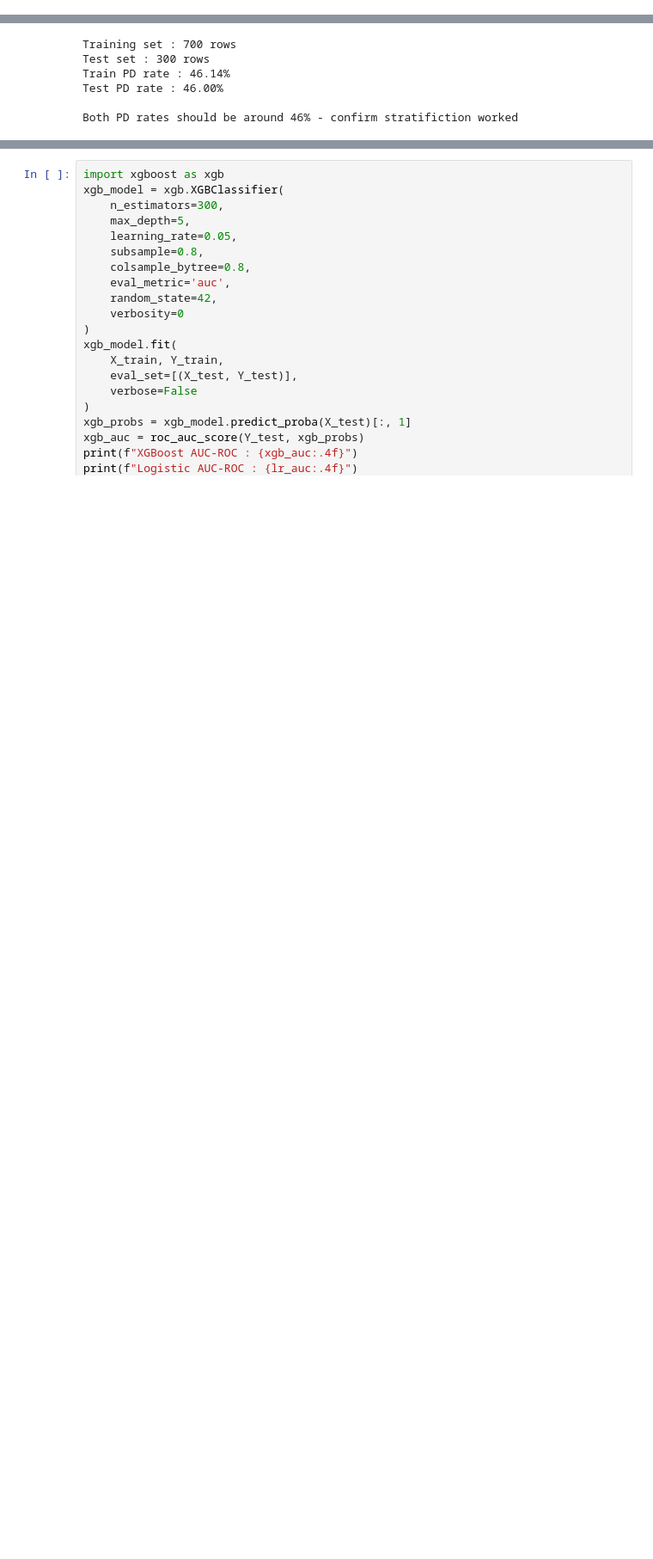
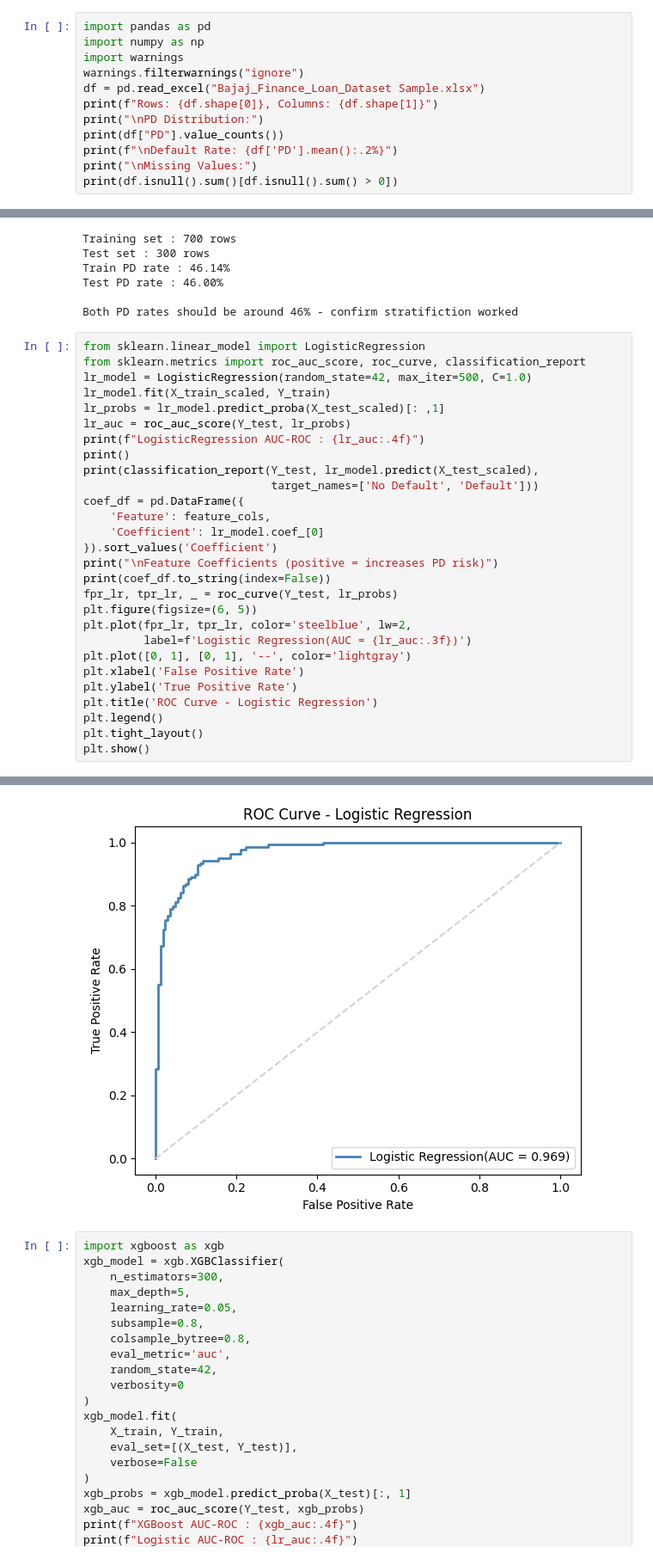
Before and after one commit to Pj1769/Credit_risk, a Jupyter notebook: credit_risk.ipynb, the cells around one changed output, grey strips where cells are left out. Shown at 86% size. Drawn from its saved outputs; the diff is of its cells as text; blank space fills up the shorter version.

```diff
--- a/credit_risk.ipynb
+++ b/credit_risk.ipynb
@@ -0,0 +1,12 @@
+# %%
+import pandas as pd
+import numpy as np
+import warnings
+warnings.filterwarnings("ignore")
+df = pd.read_excel("Bajaj_Finance_Loan_Dataset Sample.xlsx")
+print(f"Rows: {df.shape[0]}, Columns: {df.shape[1]}")
+print("\nPD Distribution:")
+print(df["PD"].value_counts())
+print(f"\nDefault Rate: {df['PD'].mean():.2%}")
+print("\nMissing Values:")
+print(df.isnull().sum()[df.isnull().sum() > 0])
@@ -63,3 +161,32 @@ Train PD rate : 46.14%
 Test PD rate : 46.00%
 
 Both PD rates should be around 46% - confirm stratifiction worked
+# %%
+from sklearn.linear_model import LogisticRegression
+from sklearn.metrics import roc_auc_score, roc_curve, classification_report
+lr_model = LogisticRegression(random_state=42, max_iter=500, C=1.0)
+lr_model.fit(X_train_scaled, Y_train)
+lr_probs = lr_model.predict_proba(X_test_scaled)[: ,1]
+lr_auc = roc_auc_score(Y_test, lr_probs)
+print(f"LogisticRegression AUC-ROC : {lr_auc:.4f}")
+print()
+print(classification_report(Y_test, lr_model.predict(X_test_scaled),
+                            target_names=['No Default', 'Default']))
+coef_df = pd.DataFrame({
+    'Feature': feature_cols,
+    'Coefficient': lr_model.coef_[0]
+}).sort_values('Coefficient')
+print("\nFeature Coefficients (positive = increases PD risk)")
+print(coef_df.to_string(index=False))
+fpr_lr, tpr_lr, _ = roc_curve(Y_test, lr_probs)
+plt.figure(figsize=(6, 5))
+plt.plot(fpr_lr, tpr_lr, color='steelblue', lw=2,
+         label=f'Logistic Regression(AUC = {lr_auc:.3f})')
+plt.plot([0, 1], [0, 1], '--', color='lightgray')
+plt.xlabel('False Positive Rate')
+plt.ylabel('True Positive Rate')
+plt.title('ROC Curve - Logistic Regression')
+plt.legend()
+plt.tight_layout()
+plt.show()
+# %% [output]
@@ -66,3 +210,4 @@ Both PD rates should be around 46% - confirm stratifiction worked
+[figure, added]
 # %%
 import xgboost as xgb
 xgb_model = xgb.XGBClassifier(
```
Also changed, not shown: parts of 10 cells of this notebook, 7 other files.
